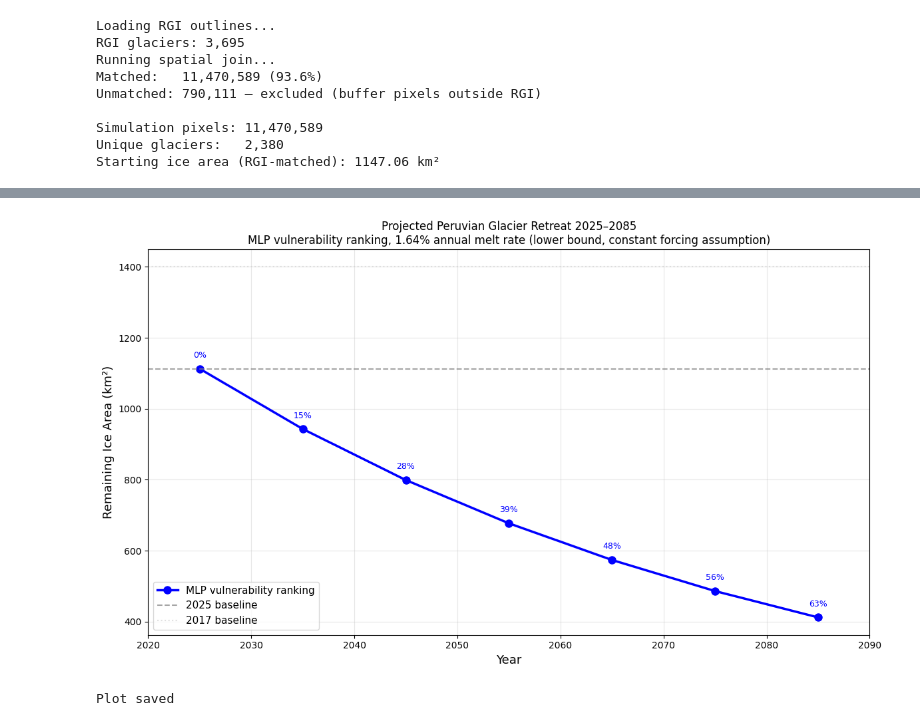
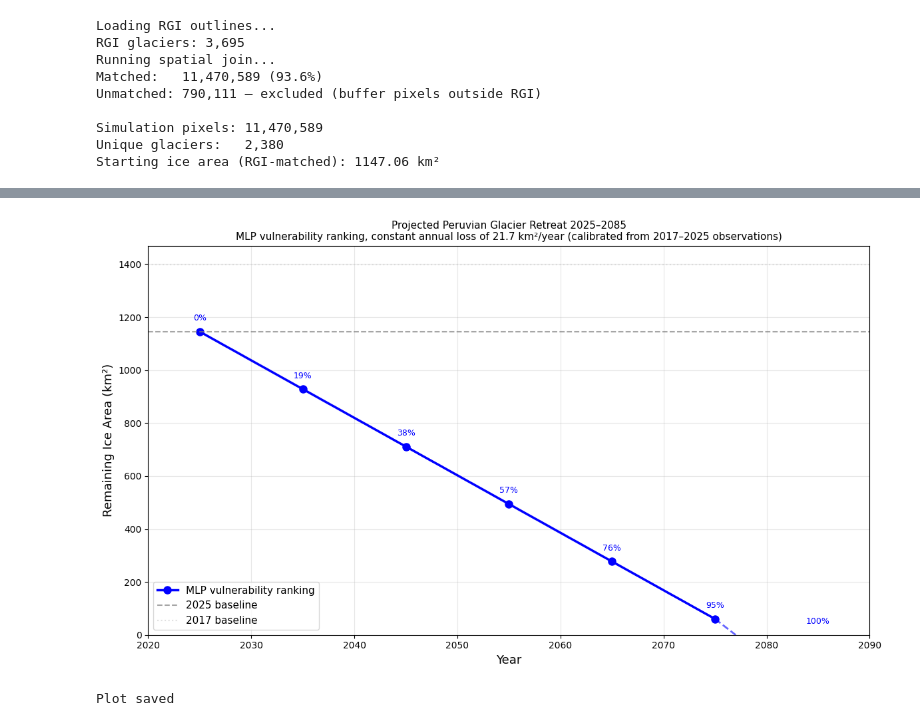
Before and after one commit to mattdaly04/Glacier-Project, a Jupyter notebook: Glacier Project/future_melt.ipynb, the cells around one changed output, grey strips where cells are left out. Drawn from its saved outputs; the diff is of its cells as text; code cells hidden in the pictures.

Commit message:
implemented linear  melt assumption, refined plots, produced feature histograms for vulnerable glaciers, trained RF on AE64 and added to predictions dataset

```diff
--- a/Glacier Project/future_melt.ipynb
+++ b/Glacier Project/future_melt.ipynb
@@ -139,12 +139,14 @@ Score distribution: min=0.0000, mean=0.1726, max=1.0000
 # %%
-def run_simulation(df_start, scores, timesteps, melt_per_step):
+def run_simulation(df_start, scores, timesteps):
     """
     Iterative glacier melt simulation using global MLP vulnerability ranking.
 
-    At each 10-year timestep, the top melt_per_step fraction of remaining
-    pixels are designated as melted, selected by MLP vulnerability score.
+    At each 10-year timestep, a fixed number of pixels (PIXELS_PER_STEP,
+    calibrated from observed 2017-2025 retreat of 217,016 pixels/year) are
+    designated as melted, selected by MLP vulnerability score.
     The model determines WHICH pixels melt; the rate is anchored to
-    observed 2017-2025 retreat (1.64% per year compounded).
+    observed 2017-2025 retreat (-34.3 km²/year, consistent with
+    Seehaus et al. 2019 and INAIGEM linear extrapolation methodology).
 
     Returns area history and per-pixel melt timestep assignments.
     """
@@ -156,7 +158,10 @@ def run_simulation(df_start, scores, timesteps, melt_per_step):
         year      = timesteps[t_idx]
         next_year = timesteps[t_idx + 1]
         n_current = surviving.sum()
-        n_melt    = max(1, int(n_current * melt_per_step))
+
+        # Fixed absolute pixel loss per step — not proportional
+        # min() ensures we don't melt more pixels than remain
+        n_melt = min(n_current, PIXELS_PER_STEP)
 
         # Global rank: select top N most vulnerable surviving pixels
         surv_idx    = np.where(surviving)[0]
@@ -179,11 +184,10 @@ def run_simulation(df_start, scores, timesteps, melt_per_step):
 
     return area_history, df_out
 
+# Updated call — no melt_per_step argument
 start_area = len(df_matched) * PIXEL_AREA
 print(f"Starting ice area: {start_area:.2f} km²\n")
 print("=== RUNNING SIMULATION ===")
-area_history, results_df = run_simulation(
-    df_matched, scores, TIMESTEPS, MELT_PER_STEP
-)
+area_history, results_df = run_simulation(df_matched, scores, TIMESTEPS)
 print("\nSimulation complete")
 # %% [output]
@@ -292,41 +296,79 @@ RGI2000-v7.0-G-16-00780         0.4081    0.805104          2035.0
 # %%
 fig, ax = plt.subplots(figsize=(12, 7))
 
 years = [y for y, _ in area_history]
 areas = [a for _, a in area_history]
 
-ax.plot(years, areas, 'b-o', linewidth=2.5, markersize=8,
-        label='MLP vulnerability ranking')
+# Find the year of complete deglaciation
+deglaciation_year = None
+for year, area in area_history:
+    if area <= 0:
+        deglaciation_year = year
+        break
+
+# If not complete within simulation, extrapolate
+if deglaciation_year is None:
+    last_area = areas[-1]
+    last_year = years[-1]
+    deglaciation_year = last_year + int(last_area / (ANNUAL_PIXELS_LOST * PIXEL_AREA))
+
+# Remove the last point from the solid line if it causes gradient change
+# Find where the gradient changes (last real step vs truncated step)
+full_step_area = PIXELS_PER_STEP * PIXEL_AREA
+
+# Check if last step was truncated
+if len(areas) >= 2:
+    last_step = areas[-2] - areas[-1]
+    step_truncated = last_step < full_step_area * 0.95  # truncated if < 95% of full step
+
+if step_truncated:
+    # Plot solid line only up to second-to-last point
+    ax.plot(years[:-1], areas[:-1], 'b-o', linewidth=2.5, markersize=8,
+            label='MLP vulnerability ranking')
+    # Extrapolate from second-to-last point to zero
+    second_last_year = years[-2]
+    second_last_area = areas[-2]
+    years_to_zero = second_last_area / full_step_area * TIMESTEP
+    deglaciation_year = int(second_last_year + years_to_zero)
+    ax.plot([second_last_year, deglaciation_year], [second_last_area, 0],
+            'b--', linewidth=2.0, alpha=0.6)
+else:
+    ax.plot(years, areas, 'b-o', linewidth=2.5, markersize=8,
+            label='MLP vulnerability ranking')
+    deglaciation_year = years[-1]
+
 ax.axhline(y=start_area, color='gray', linestyle='--',
            alpha=0.7, label='2025 baseline')
 ax.axhline(y=13_996_828 * PIXEL_AREA, color='lightgray',
            linestyle=':', alpha=0.7, label='2017 baseline')
 
-# Annotate each point
+# Annotate each solid point
 for year, area in area_history:
     loss_pct = (start_area - area) / start_area * 100
     ax.annotate(f'{loss_pct:.0f}%',
                 xy=(year, area),
                 xytext=(0, 12), textcoords='offset points',
                 ha='center', fontsize=9, color='blue')
 
 ax.set_xlabel('Year', fontsize=13)
 ax.set_ylabel('Remaining Ice Area (km²)', fontsize=13)
 ax.set_title('Projected Peruvian Glacier Retreat 2025–2085\n'
-             'MLP vulnerability ranking, 1.64% annual melt rate '
-             '(lower bound, constant forcing assumption)',
-             fontsize=12)
+             'MLP vulnerability ranking, constant annual loss of '
+             f'{ANNUAL_PIXELS_LOST * PIXEL_AREA:.1f} km²/year '
+             '(calibrated from 2017–2025 observations)',
+             fontsize=11)
 ax.legend(fontsize=11)
 ax.grid(True, alpha=0.3)
-ax.set_xlim(2020, 2090)
+ax.set_xlim(2020, max(deglaciation_year + 5, 2090))
+ax.set_ylim(bottom=0)
 
 plt.tight_layout()
 plt.savefig(RESULTS_DIR / 'glacier_retreat_projection.png',
             dpi=150, bbox_inches='tight')
 plt.show()
 print("Plot saved")
 # %% [output]
-[figure, old version]
+[figure, new version]
 Plot saved
 # %%
 # Save per-pixel melt years
```
Also changed, not shown: parts of 7 cells of this notebook, 8 other files.
